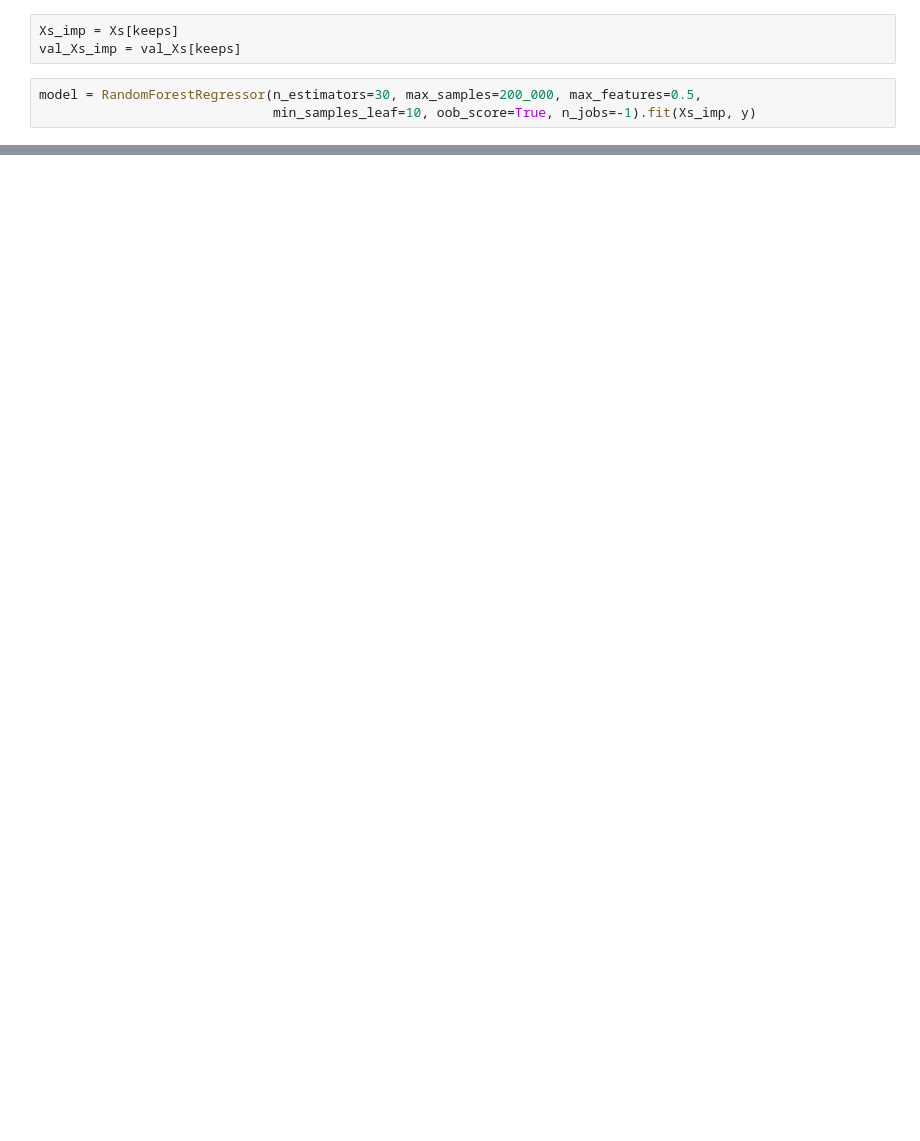
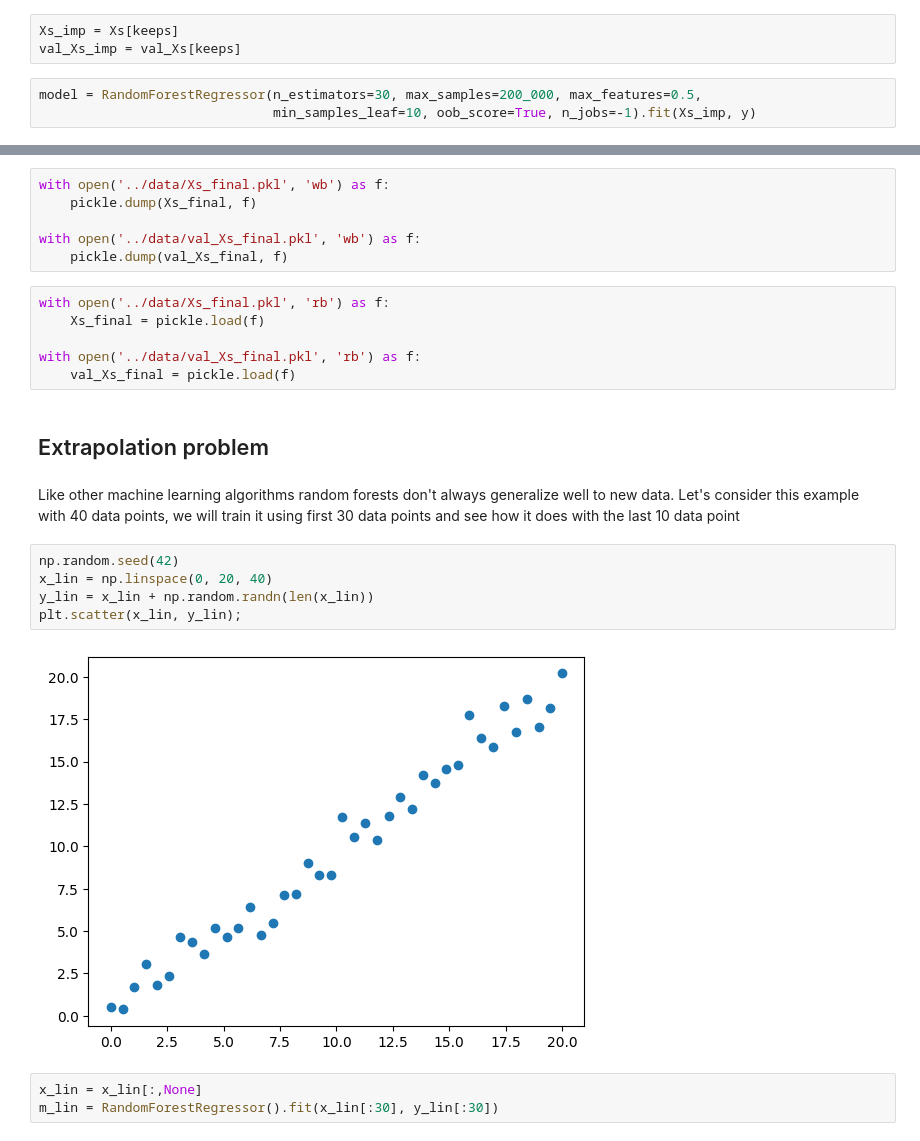
Before and after one commit to bhdai/bb_bulldozer, a Jupyter notebook: notebooks/bulldozer_model.ipynb, the cells around one changed output, grey strips where cells are left out. Saved outputs shown, nothing was run; the diff lists cells and outputs as text; blank space fills up the shorter version.

```diff
--- a/notebooks/bulldozer_model.ipynb
+++ b/notebooks/bulldozer_model.ipynb
@@ -796,0 +843,26 @@ hc.dendrogram(z, labels=Xs_imp.columns, orientation='left', leaf_font_size=12);
+# %%
+with open('../data/Xs_final.pkl', 'wb') as f:
+    pickle.dump(Xs_final, f)
+
+with open('../data/val_Xs_final.pkl', 'wb') as f:
+    pickle.dump(val_Xs_final, f)
+# %%
+with open('../data/Xs_final.pkl', 'rb') as f:
+    Xs_final = pickle.load(f)
+
+with open('../data/val_Xs_final.pkl', 'rb') as f:
+    val_Xs_final = pickle.load(f)
+# %% [markdown]
+## Extrapolation problem
+# %% [markdown]
+Like other machine learning algorithms random forests don't always generalize well to new data. Let's consider this example with 40 data points, we will train it using first 30 data points and see how it does with the last 10 data point
+# %%
+np.random.seed(42)
+x_lin = np.linspace(0, 20, 40)
+y_lin = x_lin + np.random.randn(len(x_lin))
+plt.scatter(x_lin, y_lin);
+# %% [output]
+[figure, added]
+# %%
+x_lin = x_lin[:,None]
+m_lin = RandomForestRegressor().fit(x_lin[:30], y_lin[:30])
```
Also changed, not shown: parts of 65 cells of this notebook.
